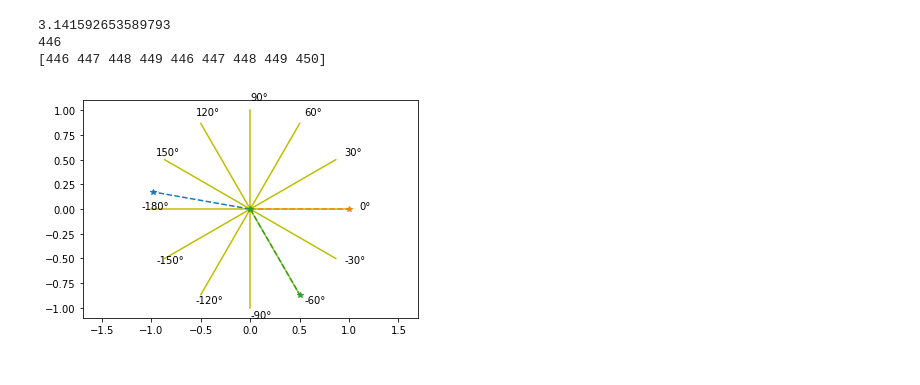
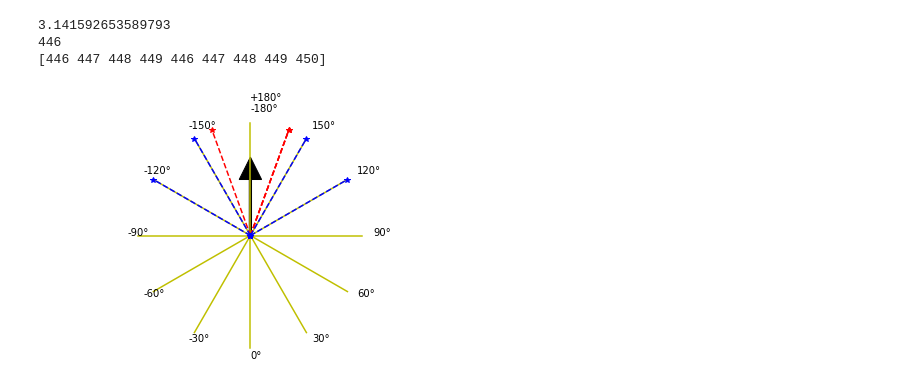
Before and after one commit to robotverseny/megoldas_zala23, a Jupyter notebook: etc/explain.ipynb, the cells around one changed output. Cells and saved outputs as stored; diff of their text form; code cells hidden in the pictures.

```diff
--- a/etc/explain.ipynb
+++ b/etc/explain.ipynb
@@ -102,28 +102,49 @@ print(tmp)
 # %%
 def calcPointPos(range, angle):
     x1 = range * math.cos(angle)
     y1 = range * math.sin(angle)
-    return x1, y1
+    return y1, x1 * -1
 
 
 tmp = np.arange(-180, 180, 30)
 for t in tmp:
     tx, ty = calcPointPos(1, math.radians(t))
     plt.plot([0, tx], [0, ty], 'y-')
     plt.text(tx*1.1, ty*1.1, str(t)+'°', fontsize = 10)
 
 
 
-x170, y170 = calcPointPos(1, math.radians(170))
-plt.plot([0, x170], [0, y170], '*--')
+x180, y180 = calcPointPos(1, math.radians(180))
+#plt.plot([0, x180], [0, y180], '*--')
+plt.text(x180*1.2, y180*1.2, '+180°', fontsize = 10)
 
-x0, y0 = calcPointPos(1, math.radians(0))
-plt.plot([0, x0], [0, y0], '*--')
+x160, y160 = calcPointPos(1, math.radians(160))
+plt.plot([0, x160], [0, y160], 'r*--')
+x_160, y_160 = calcPointPos(1, math.radians(-160))
+plt.plot([0, x_160], [0, y_160], 'r*--')
 
-x_60, y_60 = calcPointPos(1, math.radians(-60))
-plt.plot([0, x_60], [0, y_60], '*--')
+x160, y160 = calcPointPos(1, math.radians(160))
+plt.plot([0, x160], [0, y160], 'r*--')
+x160, y160 = calcPointPos(1, math.radians(160))
+plt.plot([0, x160], [0, y160], 'r*--')
+
+x_150, y_150 = calcPointPos(1, math.radians(-150))
+plt.plot([0, x_150], [0, y_150], 'b*--')
+x_120, y_120 = calcPointPos(1, math.radians(-120))
+plt.plot([0, x_120], [0, y_120], 'b*--')
+
+x150, y150 = calcPointPos(1, math.radians(150))
+plt.plot([0, x150], [0, y150], 'b*--')
+x120, y120 = calcPointPos(1, math.radians(120))
+plt.plot([0, x120], [0, y120], 'b*--')
+
 
 plt.axis('equal')
+plt.axis('off')
+plt.tight_layout()
+plt.arrow(0.0, 0., 0.0, 0.5, head_width=0.2, width= 0.02, head_length=0.2, fc='k', ec='k')
+
+#plt.savefig('angles01.svg')
 plt.show()
 # %% [output]
-[figure, old version]
+[figure, new version]
```
Also changed, not shown: 2 other files.
